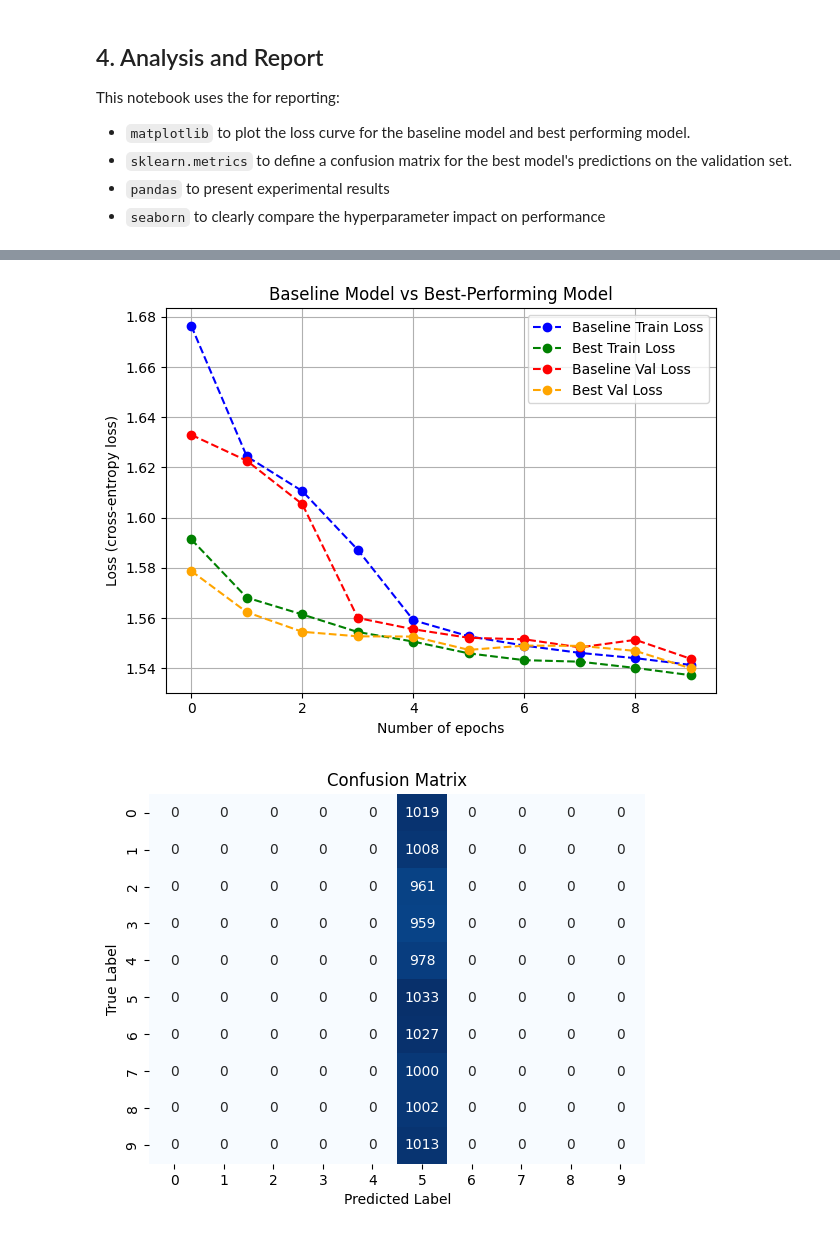
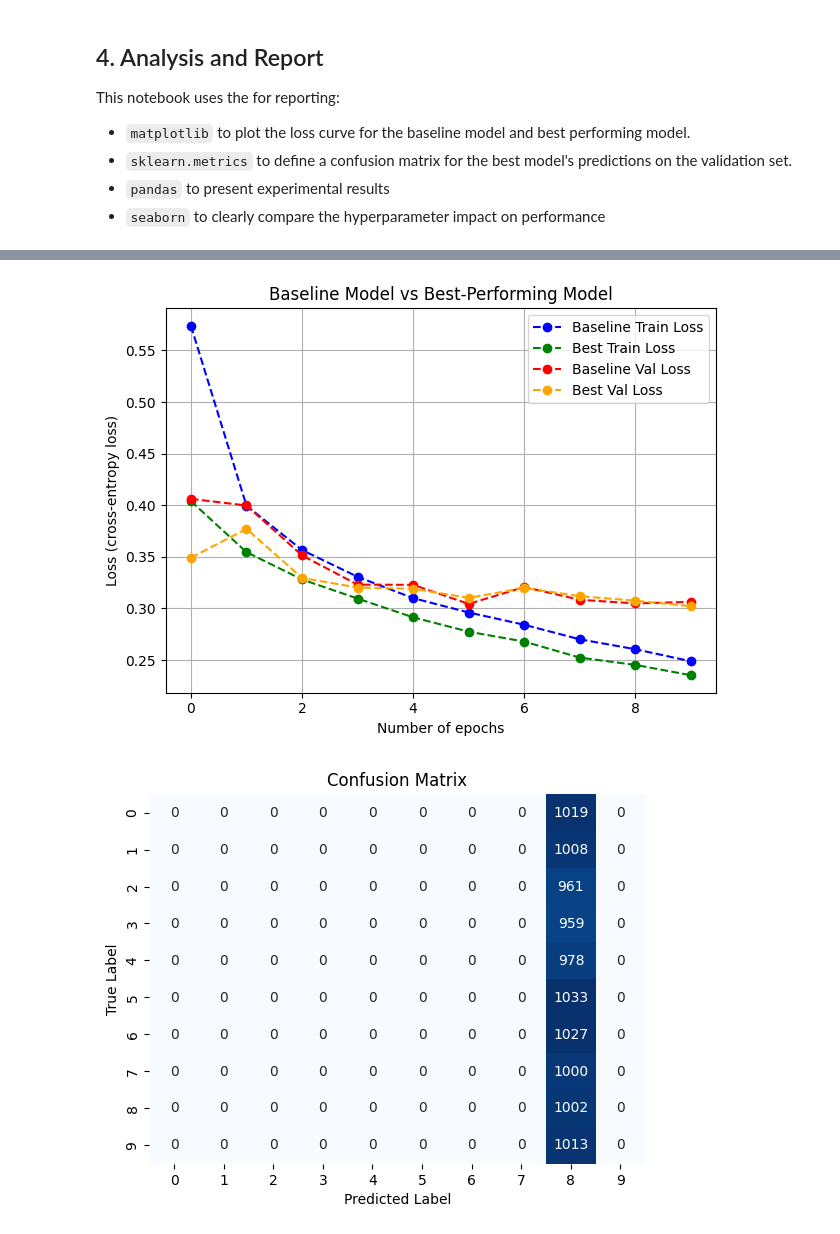
Before and after one commit to traceyomphile/CSC2042S-Neural-Network, a Jupyter notebook: Neural Network.ipynb, the cells around one changed output, grey strips where cells are left out. Saved outputs shown, nothing was run; the diff lists cells and outputs as text; code cells hidden in the pictures.

Commit message:
Modified the MultiLayerPerceptron class

```diff
--- a/Neural Network.ipynb
+++ b/Neural Network.ipynb
@@ -89,6 +89,9 @@ class MultiLayerPerceptron(nn.Module):
         self.hidden_layer1 = nn.Linear(input_dim, h1_dim)
         self.hidden_layer2 = nn.Linear(h1_dim, h2_dim)
         self.output_layer = nn.Linear(h2_dim, num_classes)
+        # Defining the activation functions of hidden layers
+        self.h1_relu = nn.ReLU()
+        self.h2_relu = nn.ReLU()
 
     def forward(self, mini_batch: t.Tensor) -> t.Tensor:
         """
@@ -99,11 +102,11 @@ class MultiLayerPerceptron(nn.Module):
             A tensor object representing the probabilities of each data point in the mini batch.
         """
         # Pass input through the first hidden dimension and apply ReLu
-        h1_out = t.relu(self.hidden_layer1(mini_batch))
+        h1_out = self.h1_relu(self.hidden_layer1(mini_batch))
         # Pass input through the second hidden dimension and apply ReLu
-        h2_out = t.relu(self.hidden_layer2(h1_out))
-        # Pass the result through the output layer and apply the sigmoid function
-        props = t.sigmoid(self.output_layer(h2_out))
+        h2_out = self.h2_relu(self.hidden_layer2(h1_out))
+        # Pass the result through the output layer and return the results
+        props = self.output_layer(h2_out)
         return props
 
     def predict(self, mini_batch: t.Tensor) -> t.Tensor:
@@ -360,7 +363,7 @@ This notebook investigates the impact of the following hyperparameters on the mo
 * Optimiser = [t.optim.Adam, t.optim.SGD, t.optim.RMSprop]
 * Number of neurons in hedden layer one = [100, 150, 200, 250]
 # %%
-def grid_search(alphas: list, optimisers: list, num_neurons: list) -> dict:
+def grid_search(alphas: list, optimisers: list, num_neurons: list) -> list:
     """
     Implements a grid search for hyperparameter tuning.
     Parameters:
@@ -368,7 +371,7 @@ def grid_search(alphas: list, optimisers: list, num_neurons: list) -> dict:
         optimisers: A list of strings indicating which optimiser object to create.
         num_neurons: A list on integers representing the number oif neurons in the first hidden layer.
     Returns:
-        A dictionary of the training results.
+        A list of the training results.
     """
     # Define criterion
     ctrn = nn.CrossEntropyLoss()
@@ -392,7 +395,7 @@ def grid_search(alphas: list, optimisers: list, num_neurons: list) -> dict:
                 tr_res = train_model(model_, ctrn, optimizer, num_epochs=10)
                 f_metrics = get_final_metrics(tr_res["Model"])
                 accuracies.append({
-                    "Model": model_,
+                    "Model": tr_res["Model"],
                     "neurons": neurons,
                     "optimiser": opt,
                     "lr": lr,
@@ -489,37 +492,37 @@ plt.legend()
 plt.tight_layout()
 plt.show()
 # %% [output]
-[figure, old version]
+[figure, new version]
 # %%
 """Generate and Display a confusion matrix for the best model's predictions"""
 
 # Get the best-performing model
 best_model = grid_results[25]["Model"]
 
 # Collect data and labels
-train_features, val_features = [], []
-train_labels, val_labels = [], []
+val_features = []
+val_labels = []
 
 # Iterate over data loaders
 for v_feats, v_labels in _LOADERS["val"]:
     val_features.append(v_feats)
     val_labels.append(v_labels)
 
 # Concatenate the Batches
 X_val = t.cat(val_features, dim=0)
 y_val = t.cat(val_labels, dim=0)
 
 # Compute accuracies
 best_model.eval()
 with t.no_grad():
     # Predict the classes
     final_val_preds = best_model.predict(X_val)
 
 cm = confusion_matrix(y_val, final_val_preds)
 sns.heatmap(cm, annot=True, fmt="d", cmap="Blues", cbar=False)
 plt.title("Confusion Matrix")
 plt.xlabel("Predicted Label")
 plt.ylabel("True Label")
 plt.show()
 # %% [output]
-[figure, old version]
+[figure, new version]
```
Also changed, not shown: parts of 6 cells of this notebook.
